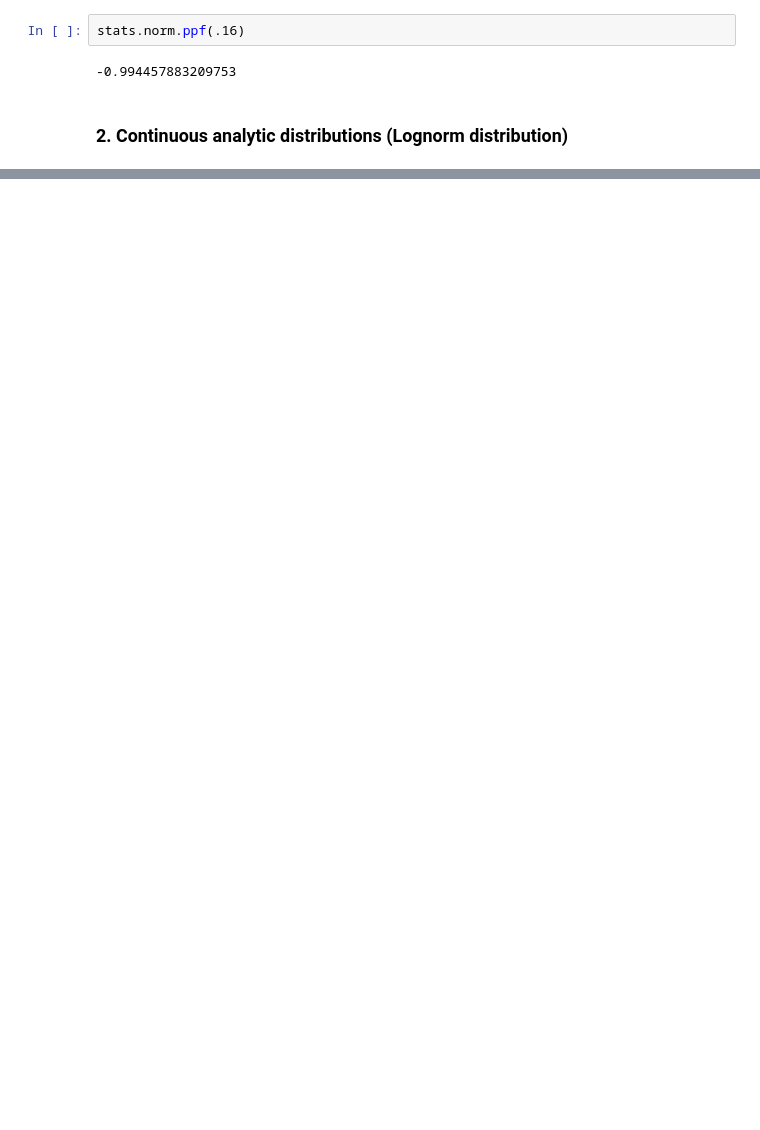
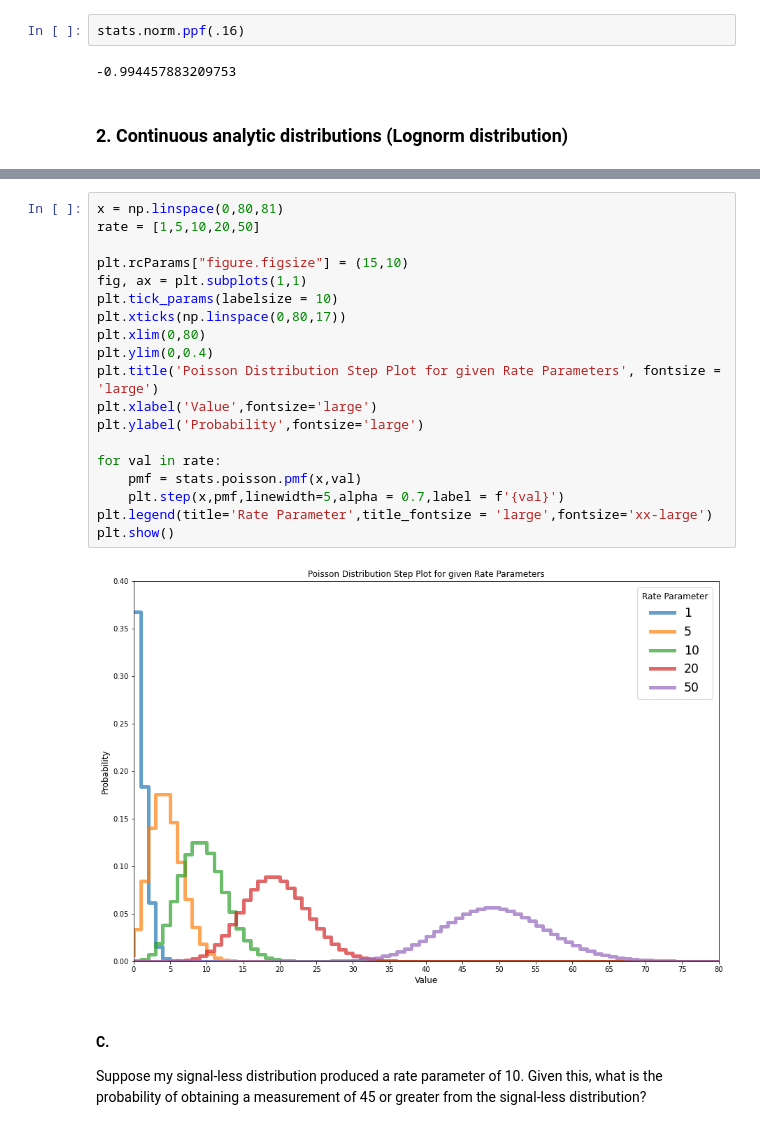
Before and after one commit to afspicciati/Phys-434, a Jupyter notebook: Lab1.ipynb, the cells around one changed output, grey strips where cells are left out. Drawn from its saved outputs; the diff is of its cells as text; blank space fills up the shorter version.

```diff
--- a/Lab1.ipynb
+++ b/Lab1.ipynb
@@ -93,0 +134,25 @@ stats.norm.ppf(stats.lognorm.cdf(0.4,s,loc=0,scale = 0.1))
+# %%
+x = np.linspace(0,80,81)
+rate = [1,5,10,20,50]
+
+plt.rcParams["figure.figsize"] = (15,10)
+fig, ax = plt.subplots(1,1)
+plt.tick_params(labelsize = 10)
+plt.xticks(np.linspace(0,80,17))
+plt.xlim(0,80)
+plt.ylim(0,0.4)
+plt.title('Poisson Distribution Step Plot for given Rate Parameters', fontsize = 'large')
+plt.xlabel('Value',fontsize='large')
+plt.ylabel('Probability',fontsize='large')
+
+for val in rate:
+    pmf = stats.poisson.pmf(x,val)
+    plt.step(x,pmf,linewidth=5,alpha = 0.7,label = f'{val}')
+plt.legend(title='Rate Parameter',title_fontsize = 'large',fontsize='xx-large')
+plt.show()
+# %% [output]
+[figure, added]
+# %% [markdown]
+#### C.
+
+Suppose my signal-less distribution produced a rate parameter of 10. Given this, what is the probability of obtaining a measurement of 45 or greater from the signal-less distribution?
```
Also changed, not shown: parts of 17 cells of this notebook.
